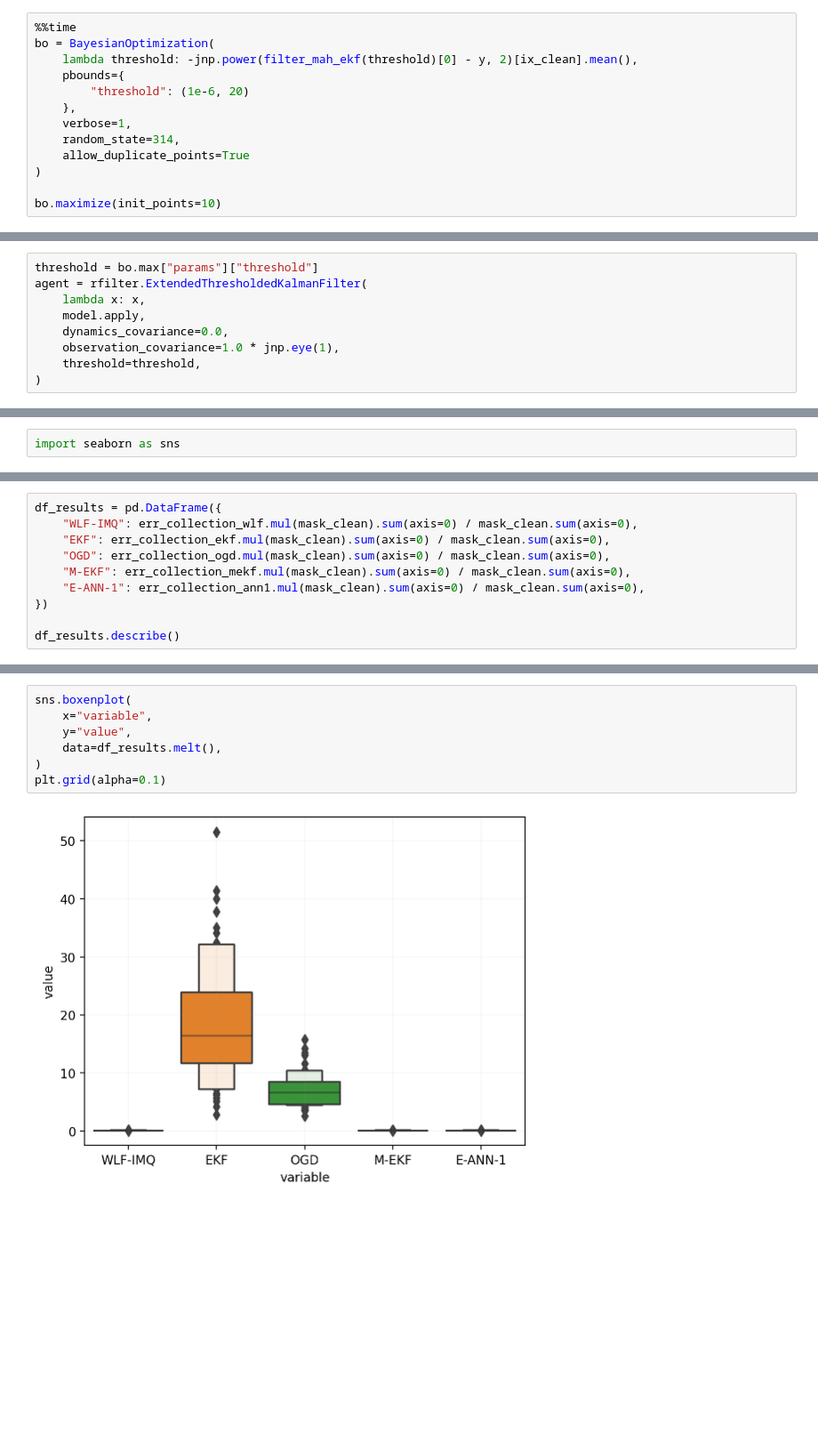
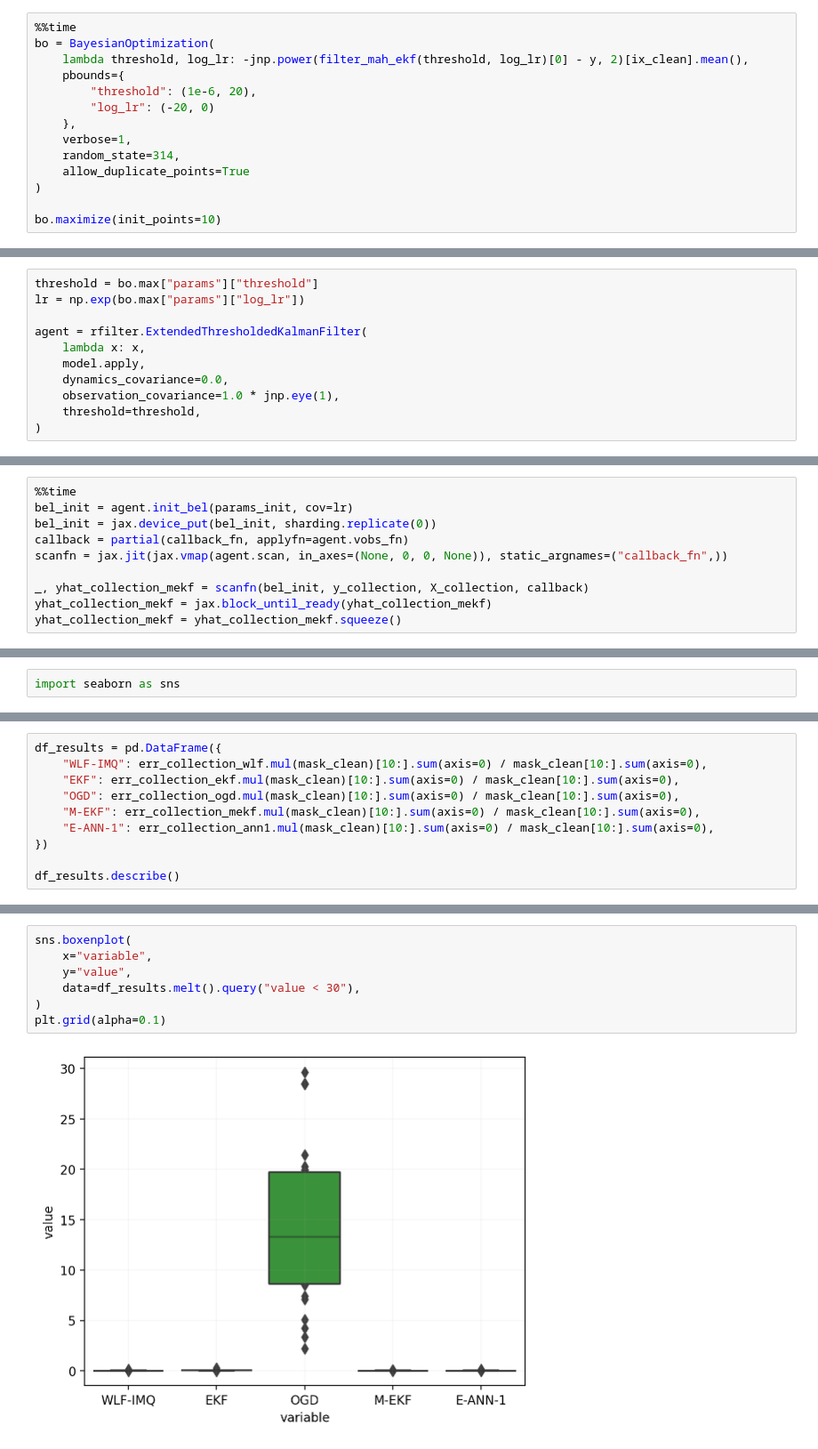
Before and after one commit to gerdm/weighted-likelihood-filter, a Jupyter notebook: experiments/uci-regression.ipynb, the cells around one changed output, grey strips where cells are left out. Shown at 89% size. Drawn from its saved outputs; the diff is of its cells as text; blank space fills up the shorter version.

```diff
--- a/experiments/uci-regression.ipynb
+++ b/experiments/uci-regression.ipynb
@@ -257,9 +271,10 @@ def filter_mah_ekf(threshold):
 # %%
 %%time
 bo = BayesianOptimization(
-    lambda threshold: -jnp.power(filter_mah_ekf(threshold)[0] - y, 2)[ix_clean].mean(),
+    lambda threshold, log_lr: -jnp.power(filter_mah_ekf(threshold, log_lr)[0] - y, 2)[ix_clean].mean(),
     pbounds={
-        "threshold": (1e-6, 20)
+        "threshold": (1e-6, 20),
+        "log_lr": (-20, 0)
     },
     verbose=1,
     random_state=314,
@@ -279,6 +296,8 @@ Wall time: 25.2 s
 ### Eval
 # %%
 threshold = bo.max["params"]["threshold"]
+lr = np.exp(bo.max["params"]["log_lr"])
+
 agent = rfilter.ExtendedThresholdedKalmanFilter(
     lambda x: x,
     model.apply,
@@ -298,0 +308,10 @@ Wall time: 7.24 s
+# %%
+%%time
+bel_init = agent.init_bel(params_init, cov=lr)
+bel_init = jax.device_put(bel_init, sharding.replicate(0))
+callback = partial(callback_fn, applyfn=agent.vobs_fn)
+scanfn = jax.jit(jax.vmap(agent.scan, in_axes=(None, 0, 0, None)), static_argnames=("callback_fn",))
+
+_, yhat_collection_mekf = scanfn(bel_init, y_collection, X_collection, callback)
+yhat_collection_mekf = jax.block_until_ready(yhat_collection_mekf)
+yhat_collection_mekf = yhat_collection_mekf.squeeze()
@@ -342,10 +376,10 @@ import seaborn as sns
 # %%
 df_results = pd.DataFrame({
-    "WLF-IMQ": err_collection_wlf.mul(mask_clean).sum(axis=0) / mask_clean.sum(axis=0),
-    "EKF": err_collection_ekf.mul(mask_clean).sum(axis=0) / mask_clean.sum(axis=0),
-    "OGD": err_collection_ogd.mul(mask_clean).sum(axis=0) / mask_clean.sum(axis=0),
-    "M-EKF": err_collection_mekf.mul(mask_clean).sum(axis=0) / mask_clean.sum(axis=0),
-    "E-ANN-1": err_collection_ann1.mul(mask_clean).sum(axis=0) / mask_clean.sum(axis=0),
+    "WLF-IMQ": err_collection_wlf.mul(mask_clean)[10:].sum(axis=0) / mask_clean[10:].sum(axis=0),
+    "EKF": err_collection_ekf.mul(mask_clean)[10:].sum(axis=0) / mask_clean[10:].sum(axis=0),
+    "OGD": err_collection_ogd.mul(mask_clean)[10:].sum(axis=0) / mask_clean[10:].sum(axis=0),
+    "M-EKF": err_collection_mekf.mul(mask_clean)[10:].sum(axis=0) / mask_clean[10:].sum(axis=0),
+    "E-ANN-1": err_collection_ann1.mul(mask_clean)[10:].sum(axis=0) / mask_clean[10:].sum(axis=0),
 })
 
 df_results.describe()
@@ -362,9 +396,9 @@ df_results.describe()
 # %%
 sns.boxenplot(
     x="variable",
     y="value",
-    data=df_results.melt(),
+    data=df_results.melt().query("value < 30"),
 )
 plt.grid(alpha=0.1)
 # %% [output]
-[figure, old version]
+[figure, new version]
```
Also changed, not shown: parts of 24 cells of this notebook, 1 other file.
